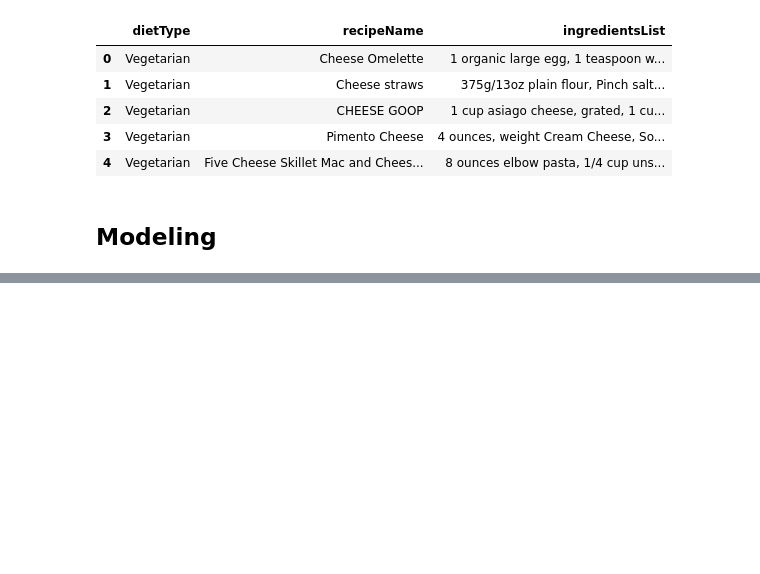
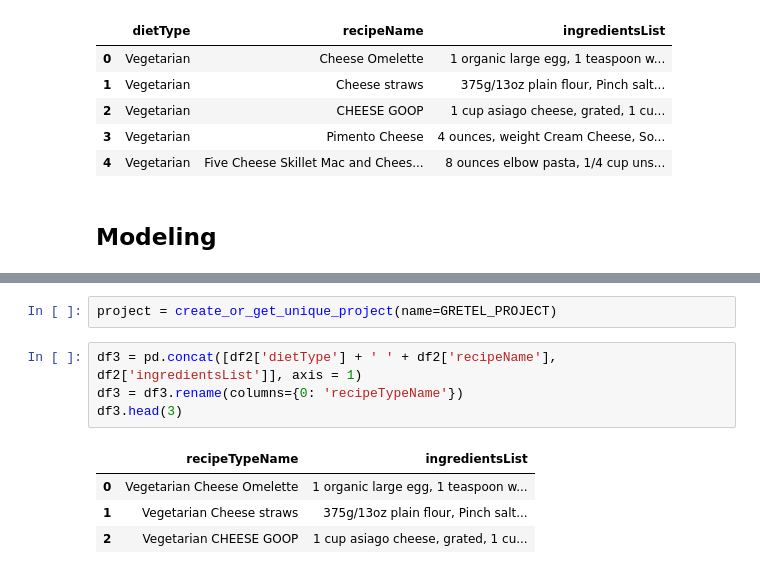
Before and after one commit to RavinderRai/iifymate, a Jupyter notebook: Modeling.ipynb, the cells around one changed output, grey strips where cells are left out. Saved outputs shown, nothing was run; the diff lists cells and outputs as text; blank space fills up the shorter version.

Commit message:
started modeling to predict ingredients using LLMs

```diff
--- a/Modeling.ipynb
+++ b/Modeling.ipynb
@@ -171,0 +203,11 @@ https://gretel.ai/blog/conditional-text-generation-by-fine-tuning-gretel-gpt
+# %%
+project = create_or_get_unique_project(name=GRETEL_PROJECT)
+# %%
+df3 = pd.concat([df2['dietType'] + ' ' + df2['recipeName'], df2['ingredientsList']], axis = 1)
+df3 = df3.rename(columns={0: 'recipeTypeName'})
+df3.head(3)
+# %% [output]
+|  | recipeTypeName | ingredientsList |
+| 0 | Vegetarian Cheese Omelette | 1 organic large egg, 1 teaspoon w... |
+| 1 | Vegetarian Cheese straws | 375g/13oz plain flour, Pinch salt... |
+| 2 | Vegetarian CHEESE GOOP | 1 cup asiago cheese, grated, 1 cu... |
```
Also changed, not shown: parts of 40 cells of this notebook, 4 other files.
